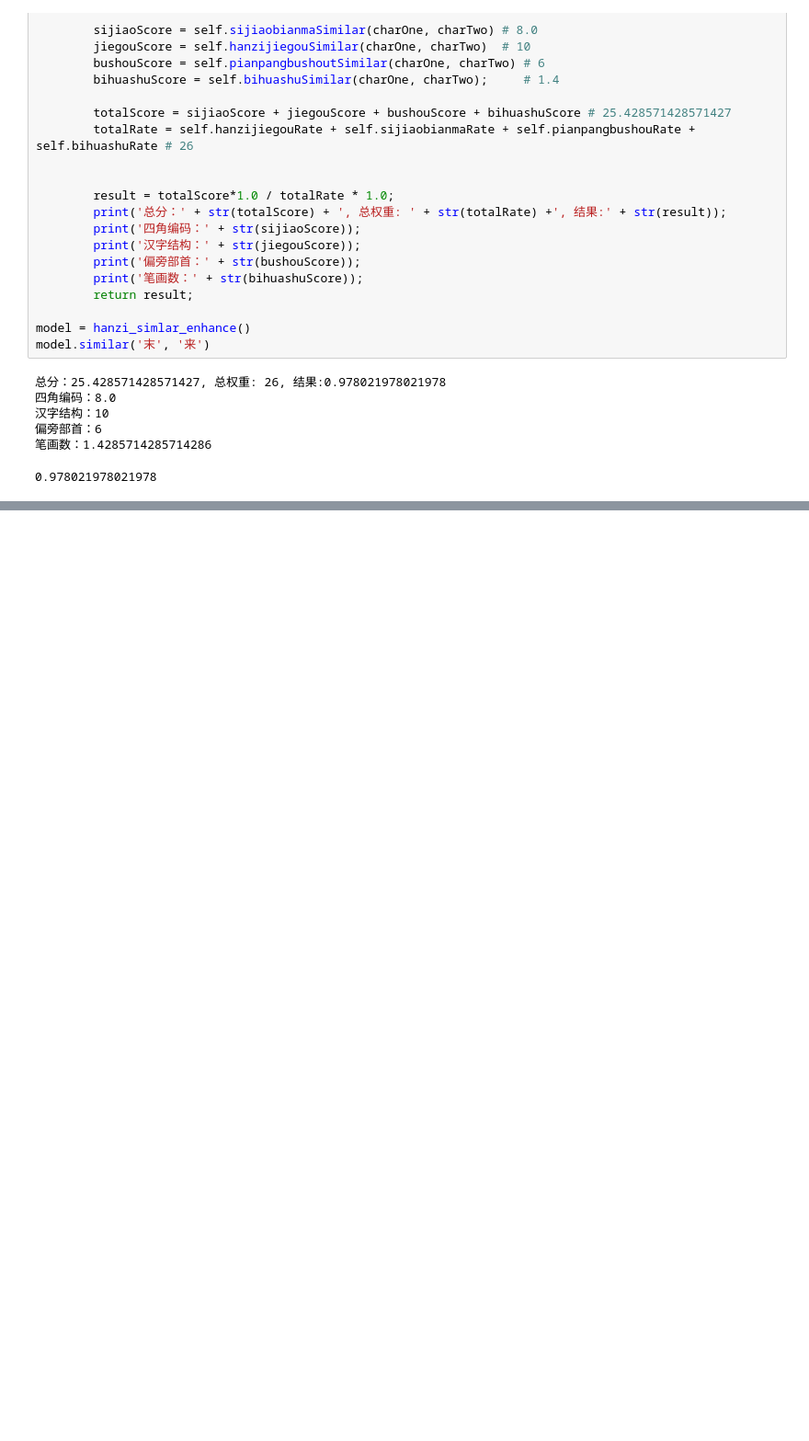
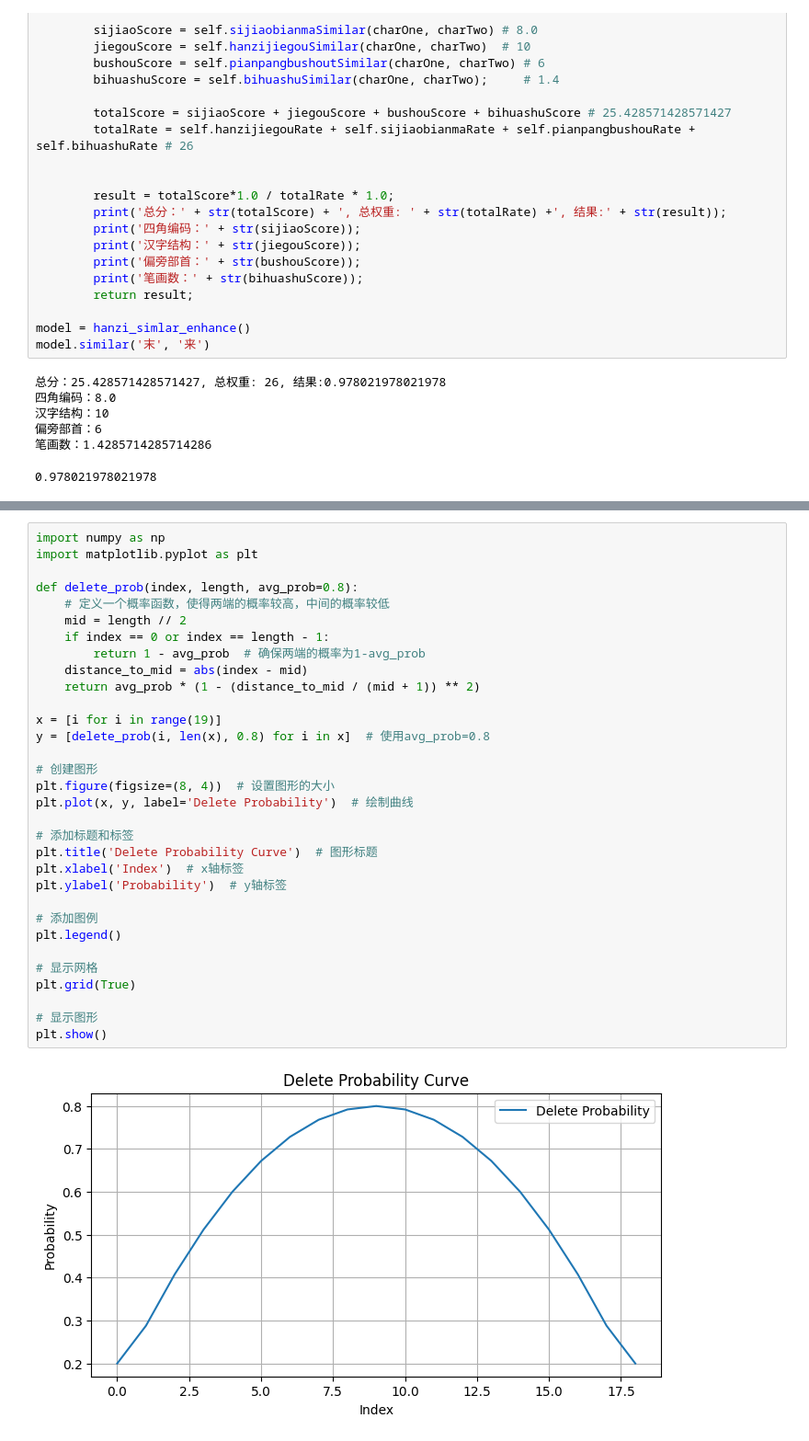
Before and after one commit to FocueAI/CLI2P, a Jupyter notebook: tools/expore/基于字形的中文相似度数据增强.ipynb, the cells around one changed output, grey strips where cells are left out. Shown: that part at 92% size. Cells and saved outputs as stored; diff of their text form; blank space fills up the shorter version.

```diff
--- a/tools/expore/基于字形的中文相似度数据增强.ipynb
+++ b/tools/expore/基于字形的中文相似度数据增强.ipynb
@@ -156,0 +360,34 @@ model.hanzijiegouDict
+# %%
+import numpy as np
+import matplotlib.pyplot as plt
+
+def delete_prob(index, length, avg_prob=0.8):
+    # 定义一个概率函数，使得两端的概率较高，中间的概率较低
+    mid = length // 2
+    if index == 0 or index == length - 1:
+        return 1 - avg_prob  # 确保两端的概率为1-avg_prob
+    distance_to_mid = abs(index - mid)
+    return avg_prob * (1 - (distance_to_mid / (mid + 1)) ** 2)
+
+x = [i for i in range(19)]
+y = [delete_prob(i, len(x), 0.8) for i in x]  # 使用avg_prob=0.8
+
+# 创建图形
+plt.figure(figsize=(8, 4))  # 设置图形的大小
+plt.plot(x, y, label='Delete Probability')  # 绘制曲线
+
+# 添加标题和标签
+plt.title('Delete Probability Curve')  # 图形标题
+plt.xlabel('Index')  # x轴标签
+plt.ylabel('Probability')  # y轴标签
+
+# 添加图例
+plt.legend()
+
+# 显示网格
+plt.grid(True)
+
+# 显示图形
+plt.show()
+# %% [output]
+[figure, added]
```
Also changed, not shown: parts of 11 cells of this notebook, 3 other files.
